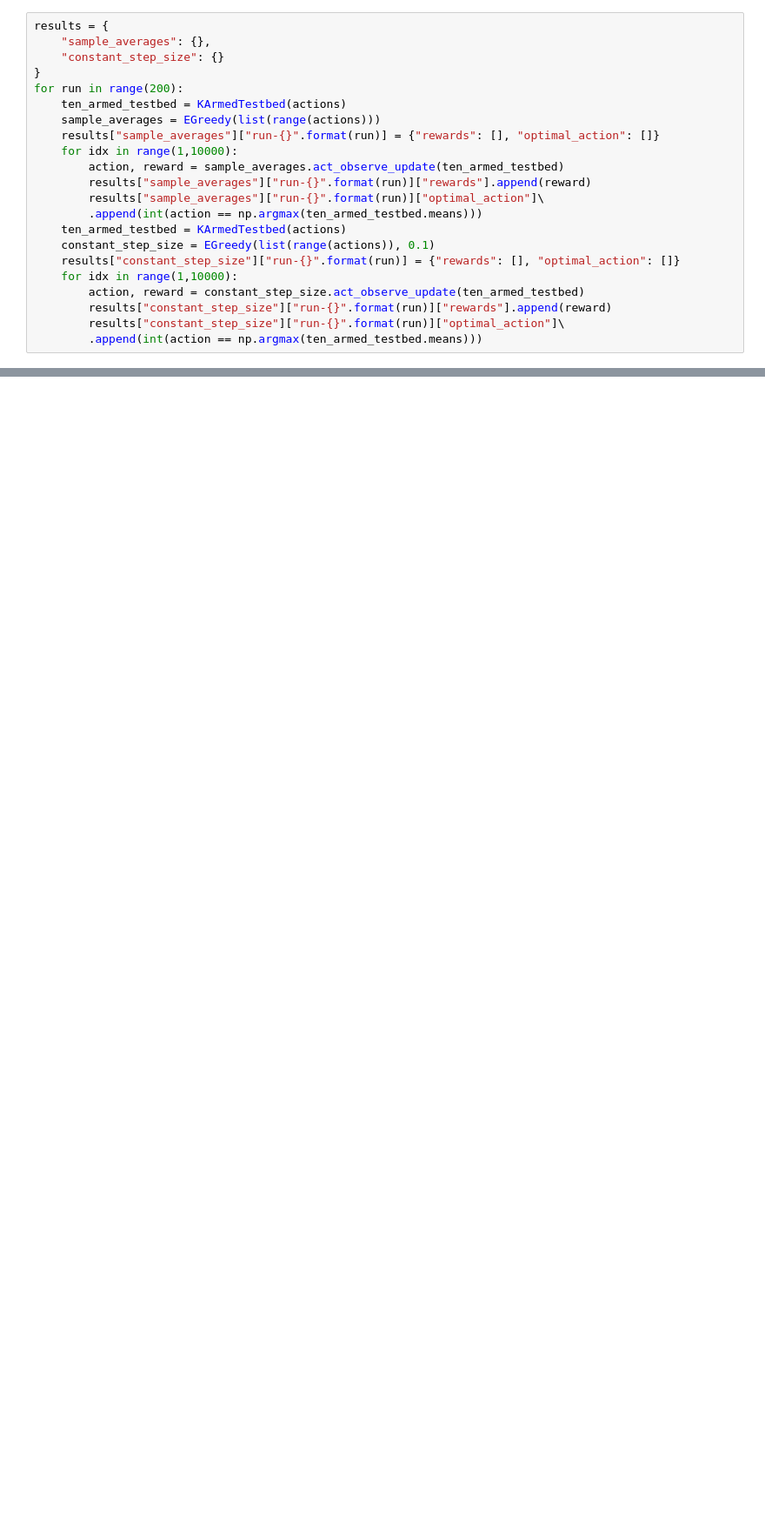
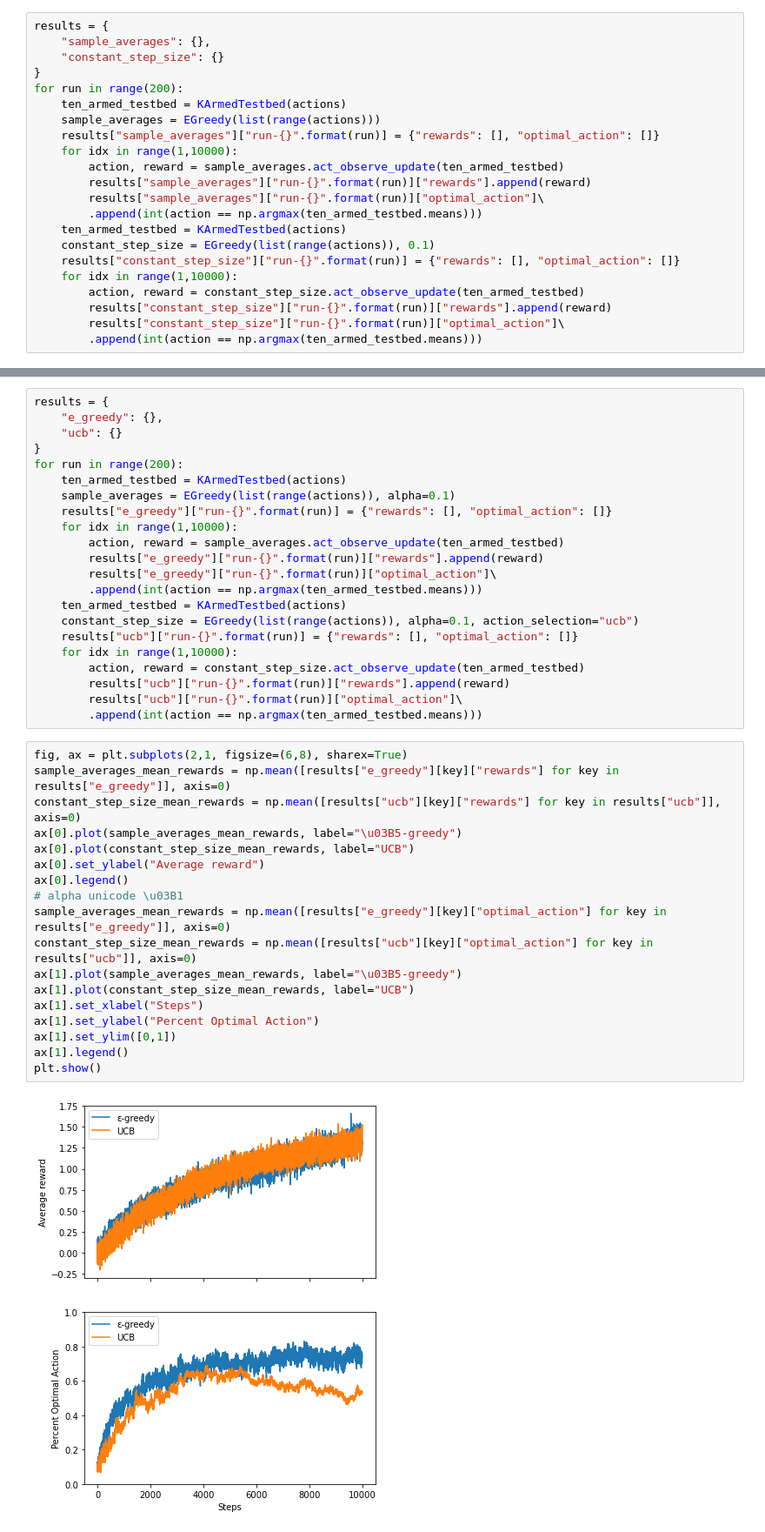
Before and after one commit to ethanharvey98/CS138-HW1, a Jupyter notebook: src/CS138-HW1.ipynb, the cells around one changed output, grey strips where cells are left out. Shown at 87% size. Saved outputs shown, nothing was run; the diff lists cells and outputs as text; blank space fills up the shorter version.

```diff
--- a/src/CS138-HW1.ipynb
+++ b/src/CS138-HW1.ipynb
@@ -140,0 +160,42 @@ print()
+# %%
+results = {
+    "e_greedy": {},
+    "ucb": {}
+}
+for run in range(200):
+    ten_armed_testbed = KArmedTestbed(actions)
+    sample_averages = EGreedy(list(range(actions)), alpha=0.1)
+    results["e_greedy"]["run-{}".format(run)] = {"rewards": [], "optimal_action": []}
+    for idx in range(1,10000):
+        action, reward = sample_averages.act_observe_update(ten_armed_testbed)
+        results["e_greedy"]["run-{}".format(run)]["rewards"].append(reward)
+        results["e_greedy"]["run-{}".format(run)]["optimal_action"]\
+        .append(int(action == np.argmax(ten_armed_testbed.means)))
+    ten_armed_testbed = KArmedTestbed(actions)
+    constant_step_size = EGreedy(list(range(actions)), alpha=0.1, action_selection="ucb")
+    results["ucb"]["run-{}".format(run)] = {"rewards": [], "optimal_action": []}
+    for idx in range(1,10000):
+        action, reward = constant_step_size.act_observe_update(ten_armed_testbed)
+        results["ucb"]["run-{}".format(run)]["rewards"].append(reward)
+        results["ucb"]["run-{}".format(run)]["optimal_action"]\
+        .append(int(action == np.argmax(ten_armed_testbed.means)))
+# %%
+fig, ax = plt.subplots(2,1, figsize=(6,8), sharex=True)
+sample_averages_mean_rewards = np.mean([results["e_greedy"][key]["rewards"] for key in results["e_greedy"]], axis=0)
+constant_step_size_mean_rewards = np.mean([results["ucb"][key]["rewards"] for key in results["ucb"]], axis=0)
+ax[0].plot(sample_averages_mean_rewards, label="\u03B5-greedy")
+ax[0].plot(constant_step_size_mean_rewards, label="UCB")
+ax[0].set_ylabel("Average reward")
+ax[0].legend()
+# alpha unicode \u03B1
+sample_averages_mean_rewards = np.mean([results["e_greedy"][key]["optimal_action"] for key in results["e_greedy"]], axis=0)
+constant_step_size_mean_rewards = np.mean([results["ucb"][key]["optimal_action"] for key in results["ucb"]], axis=0)
+ax[1].plot(sample_averages_mean_rewards, label="\u03B5-greedy")
+ax[1].plot(constant_step_size_mean_rewards, label="UCB")
+ax[1].set_xlabel("Steps")
+ax[1].set_ylabel("Percent Optimal Action")
+ax[1].set_ylim([0,1])
+ax[1].legend()
+plt.show()
+# %% [output]
+[figure, added]
```
Also changed, not shown: parts of 6 cells of this notebook.
